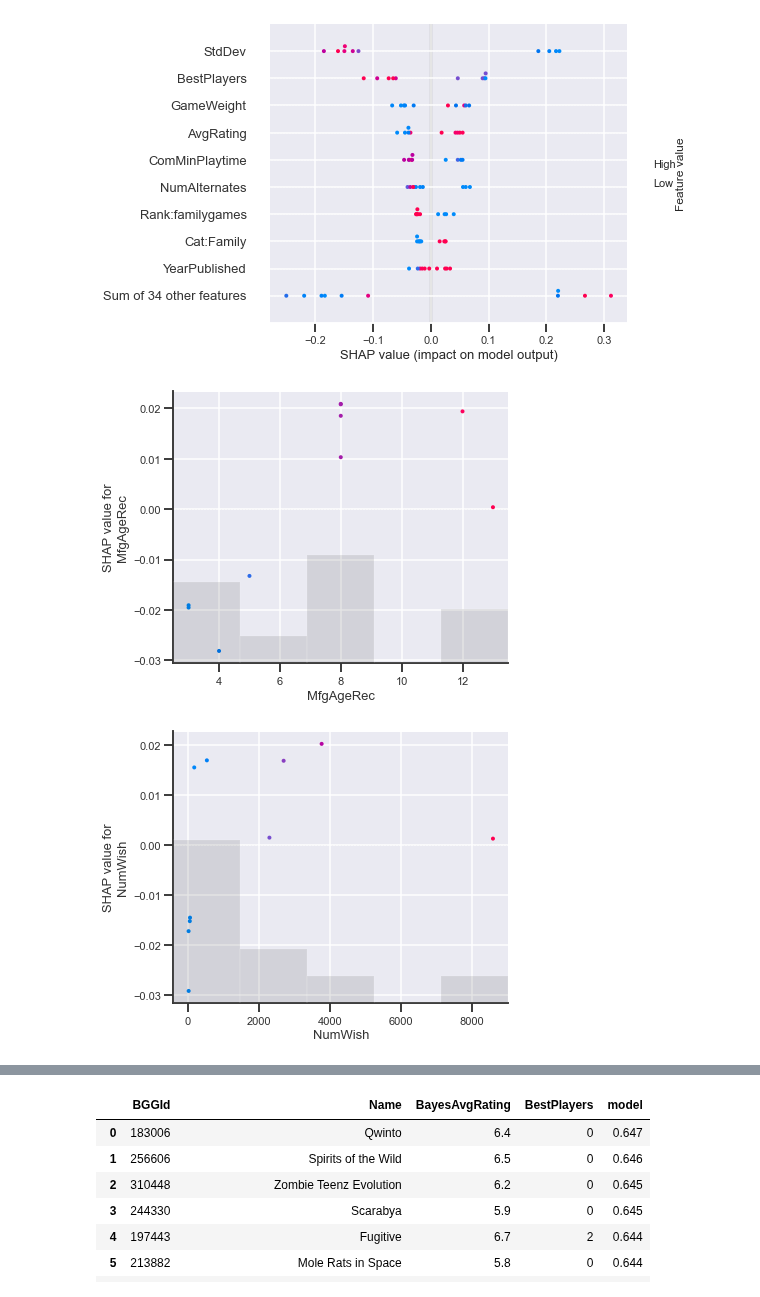
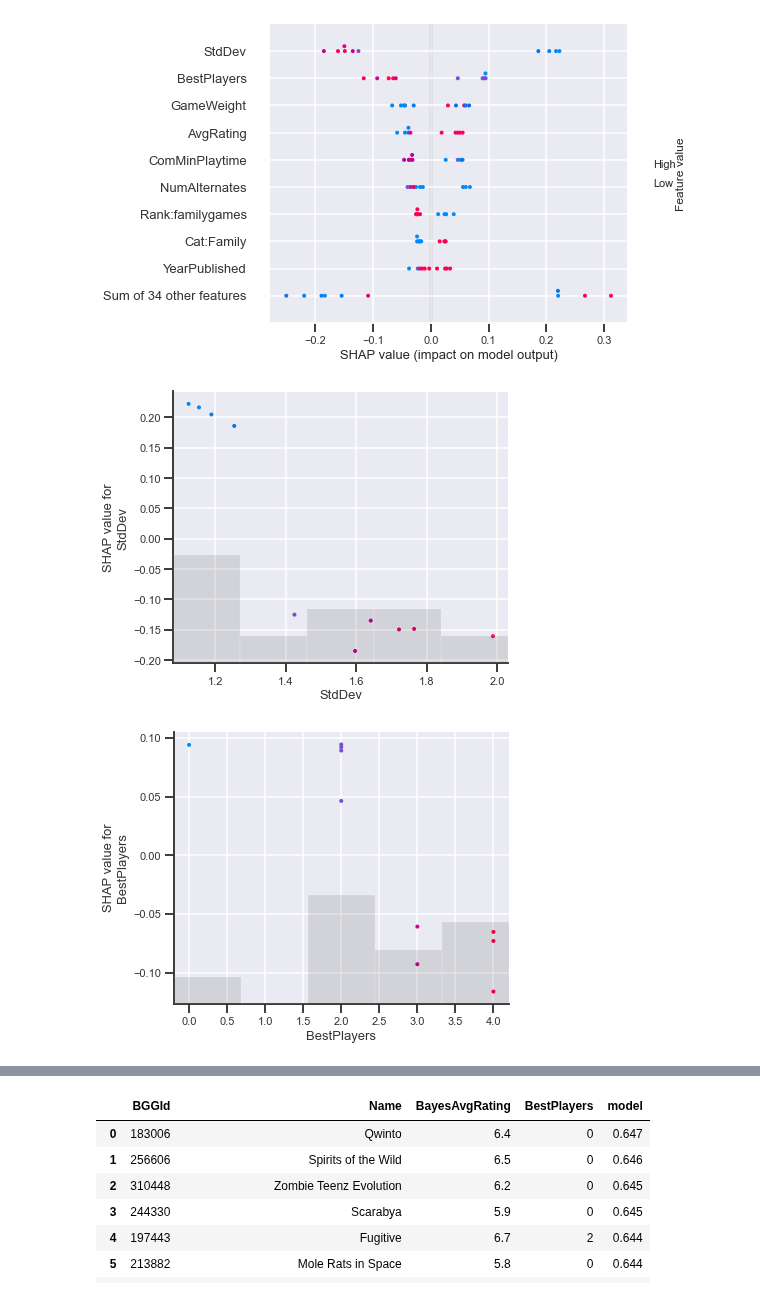
Before and after one commit to zachwill/boardgames, a Jupyter notebook: Predict Games.ipynb, the cells around one changed output, grey strips where cells are left out. Saved outputs shown, nothing was run; the diff lists cells and outputs as text; code cells hidden in the pictures.

```diff
--- a/Predict Games.ipynb
+++ b/Predict Games.ipynb
@@ -46,7 +45,7 @@ df.head()
 | 4 | 5 | Acquire | acquire player strategically inve... | 1964 | 2.5031 | 7.33861 | 7.14189 | 1.33583 | ... |
 5 rows × 49 columns
 # %%
-def fix_good_players(text):
+def fix_good_number_of_players(text):
     try:
         numbers = json.loads(text.replace("'", ""))
         if len(numbers) == 0:
@@ -55,7 +54,7 @@ def fix_good_players(text):
     except:
         return 0
 
-df["max_good_players"] = df.GoodPlayers.apply(fix_good_players)
+df["max_good_players"] = df.GoodPlayers.apply(fix_good_number_of_players)
 # %%
 DROP_COLS = [
     "BGGId",
@@ -104,10 +103,10 @@ shap.plots.beeswarm(shap_values)
 # %% [output]
 [figure]
 # %%
-shap.plots.scatter(shap_values[:, "MfgAgeRec"], color=shap_values)
+shap.plots.scatter(shap_values[:, "StdDev"], color=shap_values)
 # %% [output]
-[figure, old version]
+[figure, new version]
 # %%
-shap.plots.scatter(shap_values[:, "NumWish"], color=shap_values)
+shap.plots.scatter(shap_values[:, "BestPlayers"], color=shap_values)
 # %% [output]
-[figure, old version]
+[figure, new version]
```
Also changed, not shown: parts of 2 cells of this notebook.
